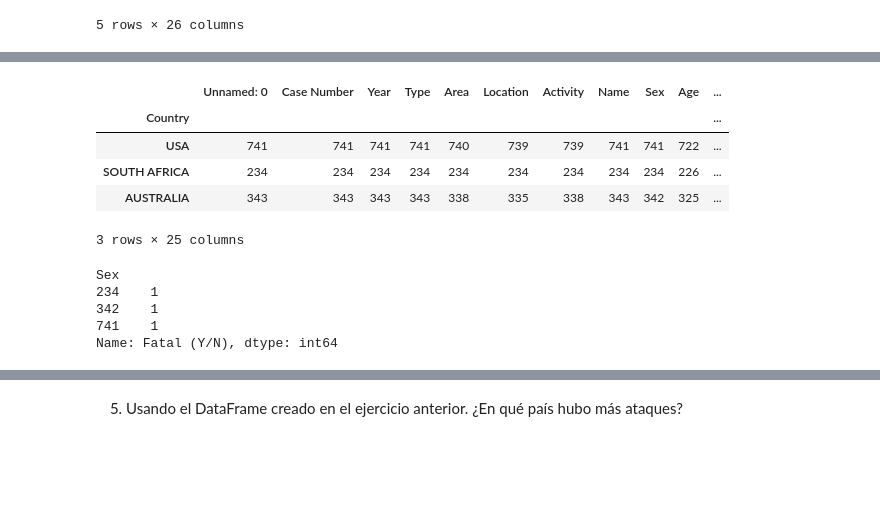
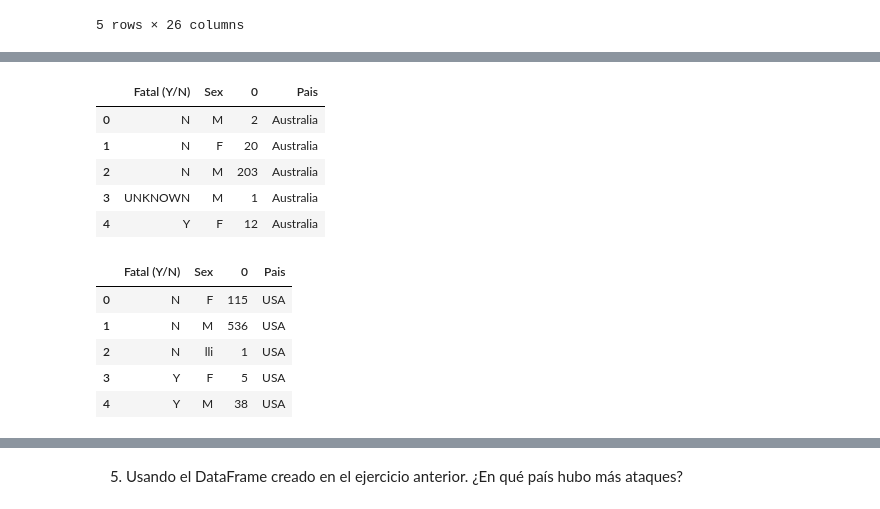
Before and after one commit to Adalab/DA-PROMO-B-MODULO1-SPRINT2-NATALIA-PAULA, a Jupyter notebook: PANDAS/Pandas6.ipynb, the cells around one changed output, grey strips where cells are left out. Cells and saved outputs as stored; diff of their text form; code cells hidden in the pictures; blank space fills up the shorter version.

```diff
--- a/PANDAS/Pandas6.ipynb
+++ b/PANDAS/Pandas6.ipynb
@@ -102,18 +116,9 @@ countries.head()
-# %%
-c = countries.loc[['USA','SOUTH AFRICA','AUSTRALIA'],:]
-c
-# %% [output]
-|  | Unnamed: 0 | Case Number | Year | Type | Area | Location | Activity | Name | Sex | Age | ... |
-| Country |  |  |  |  |  |  |  |  |  |  | ... |
-| USA | 741 | 741 | 741 | 741 | 740 | 739 | 739 | 741 | 741 | 722 | ... |
-| SOUTH AFRICA | 234 | 234 | 234 | 234 | 234 | 234 | 234 | 234 | 234 | 226 | ... |
-| AUSTRALIA | 343 | 343 | 343 | 343 | 338 | 335 | 338 | 343 | 342 | 325 | ... |
-3 rows × 25 columns
-# %%
-c.groupby('Sex ')['Fatal (Y/N)'].count()
-# %% [output]
-Sex
-234    1
-342    1
-741    1
-Name: Fatal (Y/N), dtype: int64
+# %%
+df_australia.head()
+# %% [output]
+|  | Fatal (Y/N) | Sex | 0 | Pais |
+| 0 | N | M | 2 | Australia |
+| 1 | N | F | 20 | Australia |
+| 2 | N | M | 203 | Australia |
+| 3 | UNKNOWN | M | 1 | Australia |
+| 4 | Y | F | 12 | Australia |
@@ -119,0 +129,9 @@ Name: Fatal (Y/N), dtype: int64
+# %%
+df_usa.head()
+# %% [output]
+|  | Fatal (Y/N) | Sex | 0 | Pais |
+| 0 | N | F | 115 | USA |
+| 1 | N | M | 536 | USA |
+| 2 | N | lli | 1 | USA |
+| 3 | Y | F | 5 | USA |
+| 4 | Y | M | 38 | USA |
```
Also changed, not shown: parts of 15 cells of this notebook.
